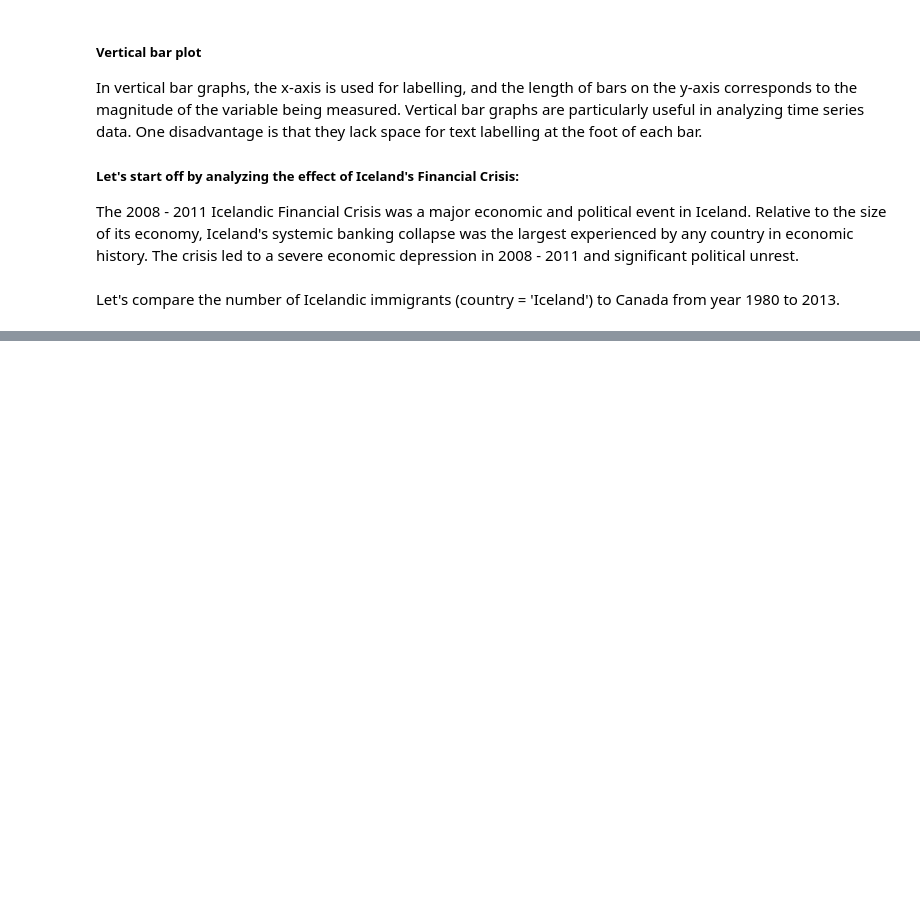
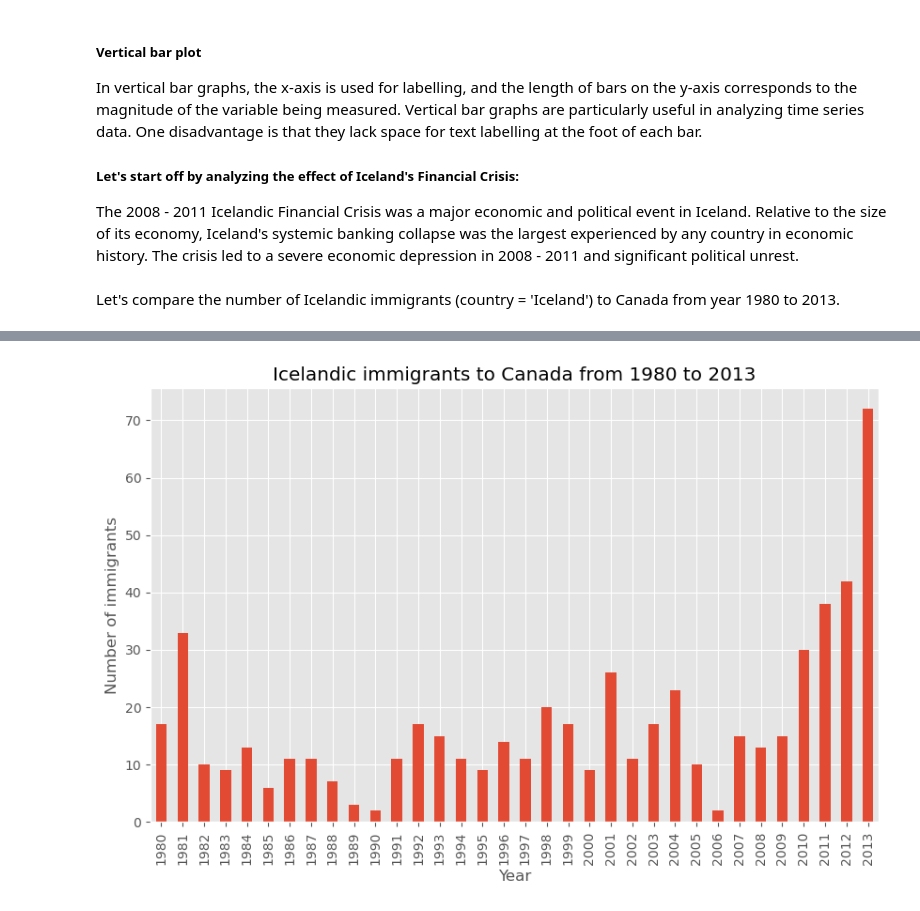
Before and after one commit to KennethNjuguna/Data-Vizualization-with-Python, a Jupyter notebook: ibm-dv0101en-lab.ipynb, the cells around one changed output, grey strips where cells are left out. Drawn from its saved outputs; the diff is of its cells as text; code cells hidden in the pictures; blank space fills up the shorter version.

```diff
--- a/ibm-dv0101en-lab.ipynb
+++ b/ibm-dv0101en-lab.ipynb
@@ -985,0 +993,11 @@ canadaimmigration_iceland.head()
+# %%
+# step 2: plot data
+canadaimmigration_iceland.plot(kind='bar', figsize=(10, 6))
+
+plt.xlabel('Year') # add to x-label to the plot
+plt.ylabel('Number of immigrants') # add y-label to the plot
+plt.title('Icelandic immigrants to Canada from 1980 to 2013') # add title to the plot
+
+plt.show()
+# %% [output]
+[figure, added]
```
Also changed, not shown: parts of 2 cells of this notebook.
